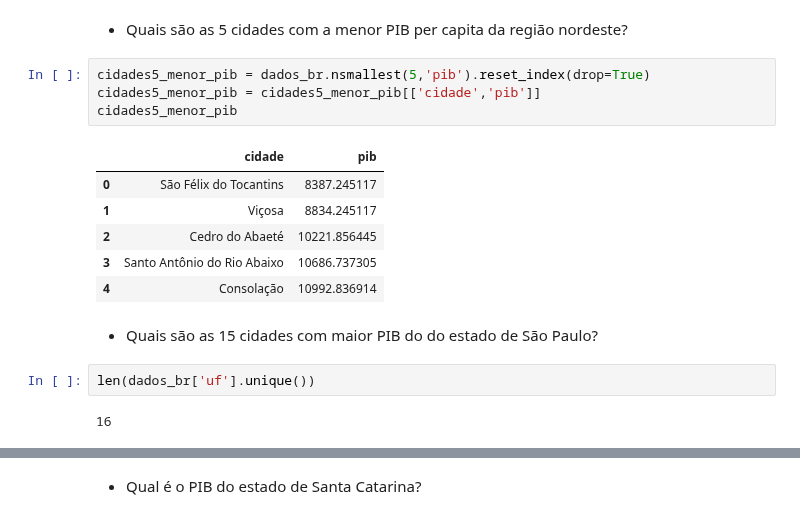
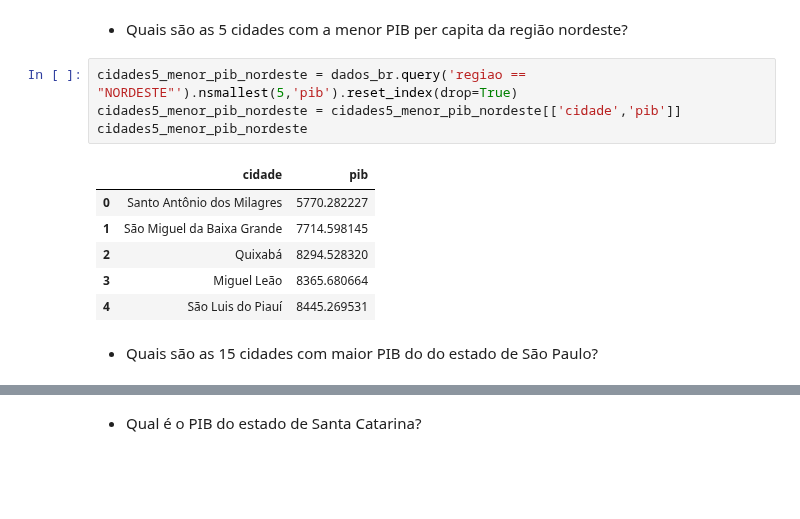
Before and after one commit to joaocabeca2/ebac, a Jupyter notebook: Profissao_Analista_de_dados_M13_Exercicio.ipynb, the cells around one changed output, grey strips where cells are left out. Cells and saved outputs as stored; diff of their text form; blank space fills up the shorter version.

```diff
--- a/Profissao_Analista_de_dados_M13_Exercicio.ipynb
+++ b/Profissao_Analista_de_dados_M13_Exercicio.ipynb
@@ -239,19 +248,15 @@ cidades10_populosas
 # %% [markdown]
  - Quais são as 5 cidades com a menor PIB per capita da região nordeste?
 # %%
-cidades5_menor_pib = dados_br.nsmallest(5,'pib').reset_index(drop=True)
-cidades5_menor_pib = cidades5_menor_pib[['cidade','pib']]
-cidades5_menor_pib
+cidades5_menor_pib_nordeste = dados_br.query('regiao == "NORDESTE"').nsmallest(5,'pib').reset_index(drop=True)
+cidades5_menor_pib_nordeste = cidades5_menor_pib_nordeste[['cidade','pib']]
+cidades5_menor_pib_nordeste
 # %% [output]
 |  | cidade | pib |
-| 0 | São Félix do Tocantins | 8387.245117 |
-| 1 | Viçosa | 8834.245117 |
-| 2 | Cedro do Abaeté | 10221.856445 |
-| 3 | Santo Antônio do Rio Abaixo | 10686.737305 |
-| 4 | Consolação | 10992.836914 |
+| 0 | Santo Antônio dos Milagres | 5770.282227 |
+| 1 | São Miguel da Baixa Grande | 7714.598145 |
+| 2 | Quixabá | 8294.528320 |
+| 3 | Miguel Leão | 8365.680664 |
+| 4 | São Luis do Piauí | 8445.269531 |
 # %% [markdown]
  - Quais são as 15 cidades com maior PIB do do estado de São Paulo?
-# %%
-len(dados_br['uf'].unique())
-# %% [output]
-16
```
Also changed, not shown: parts of 8 cells of this notebook.
